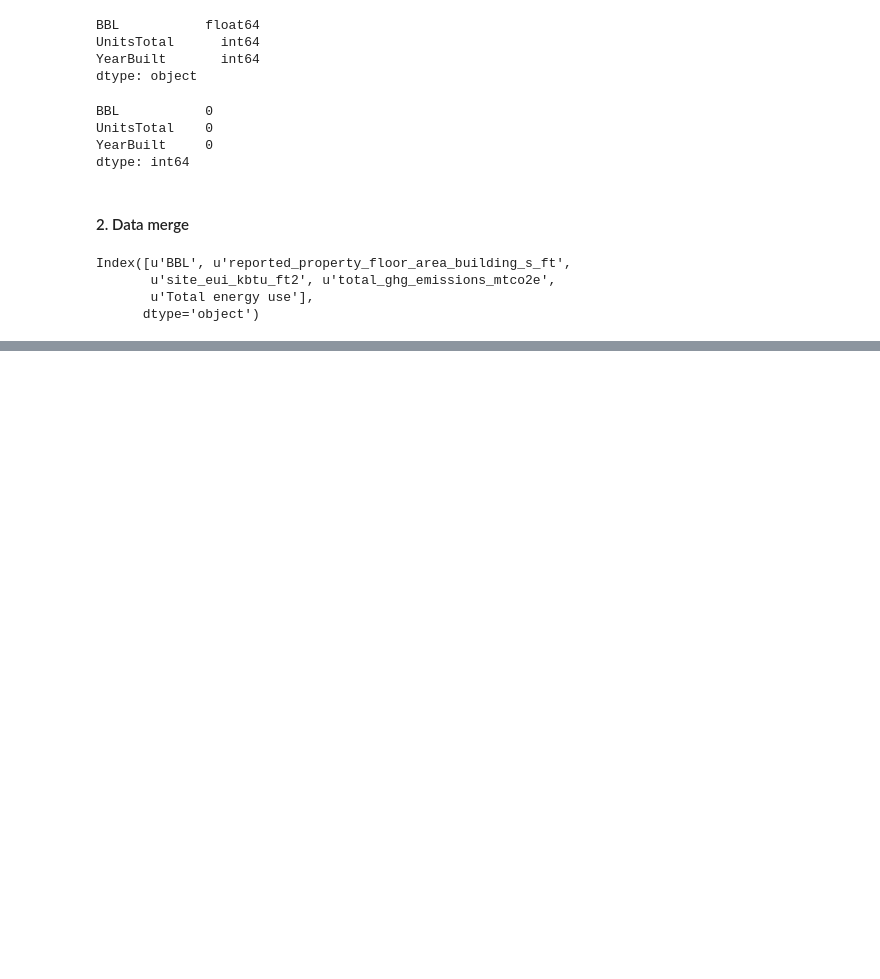
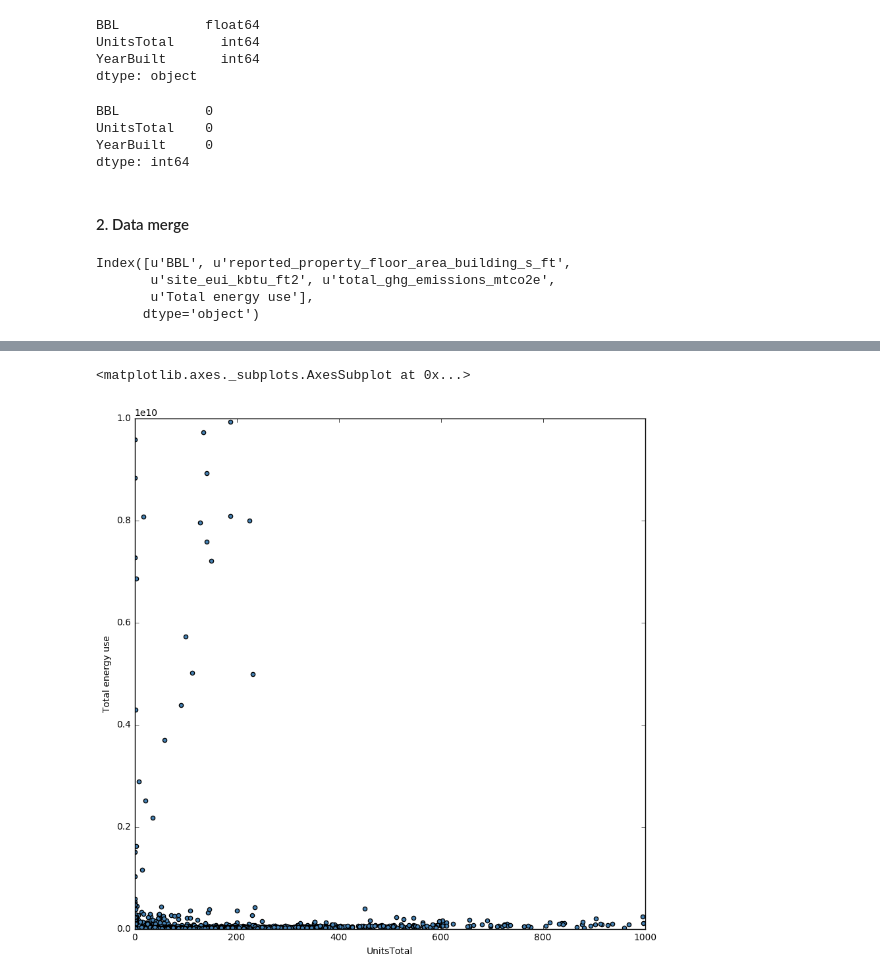
Before and after one commit to anastasiashe/PUI2016_as10790, a Jupyter notebook: HW6_as10790/Assignment2_as10790.ipynb, the cells around one changed output, grey strips where cells are left out. Cells and saved outputs as stored; diff of their text form; code cells hidden in the pictures; blank space fills up the shorter version.

```diff
--- a/HW6_as10790/Assignment2_as10790.ipynb
+++ b/HW6_as10790/Assignment2_as10790.ipynb
@@ -282,0 +288,9 @@ eUse_mpluto.plot.scatter('UnitsTotal', 'Total energy use')
+# %%
+# Zooming in
+
+eUse_mpluto.plot.scatter('UnitsTotal', 'Total energy use',
+                         xlim = (0, 1000), ylim = (0, 1e10),
+                         figsize = (10, 10), color = 'SteelBlue')
+# %% [output]
+<matplotlib.axes._subplots.AxesSubplot at 0x...>
+[figure, added]
```
Also changed, not shown: parts of 23 cells of this notebook.
